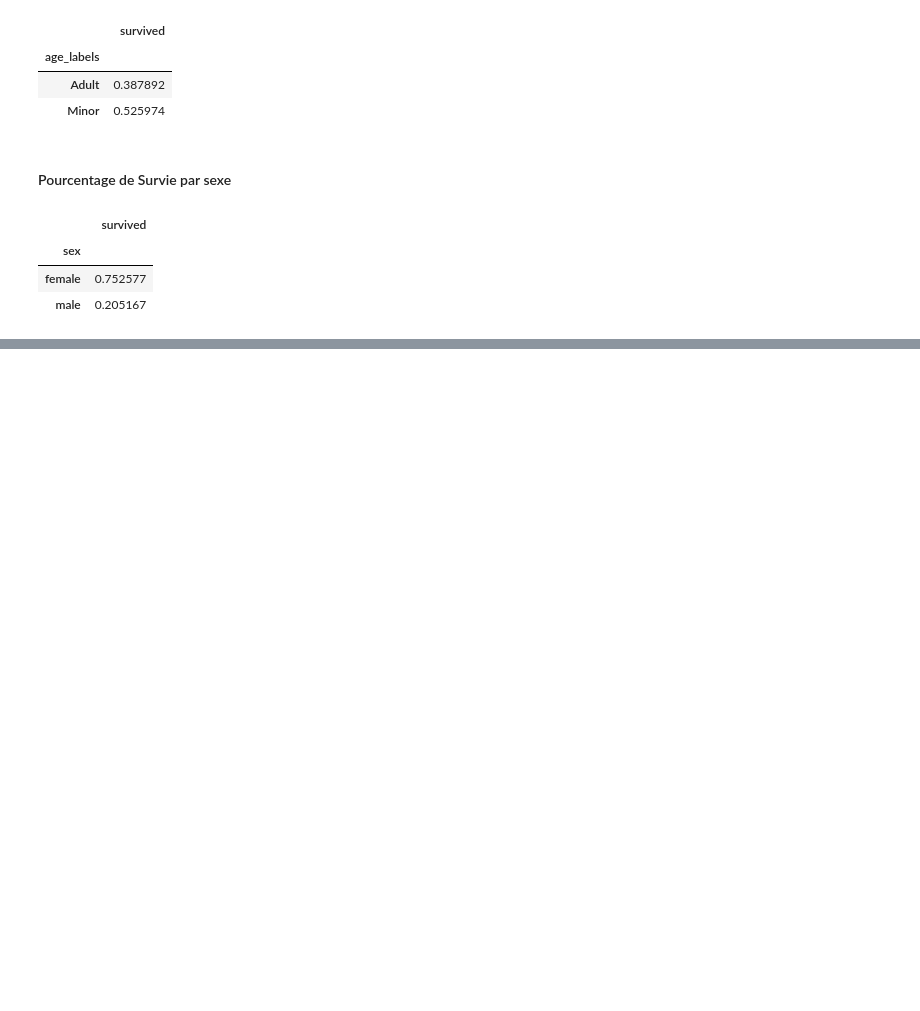
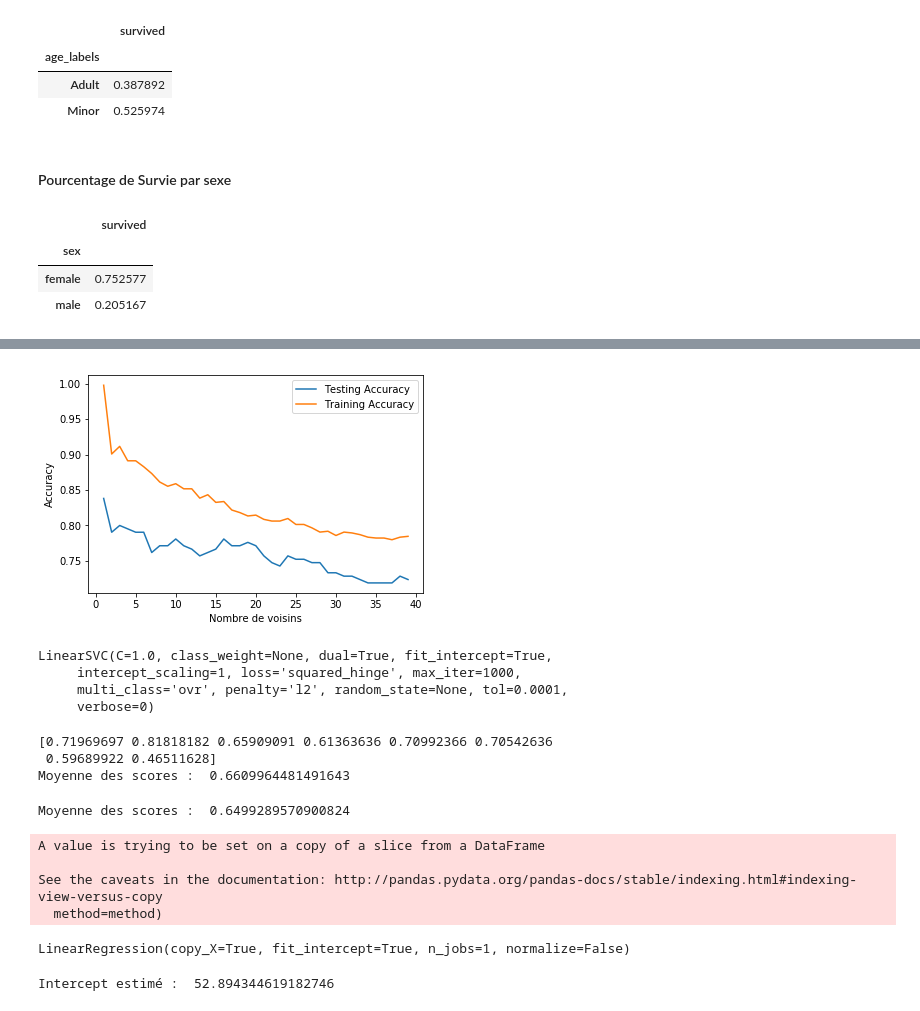
Before and after one commit to edooby/titanic_survival, a Jupyter notebook: Titanic Survival.ipynb, the cells around one changed output, grey strips where cells are left out. Cells and saved outputs as stored; diff of their text form; code cells hidden in the pictures; blank space fills up the shorter version.

```diff
--- a/Titanic Survival.ipynb
+++ b/Titanic Survival.ipynb
@@ -121,0 +309,5 @@ sex_group_survival
+# %%
+### Modèle KNN k = 5
+from sklearn.neighbors import KNeighborsClassifier
+knn = KNeighborsClassifier(n_neighbors=5)
+knn.fit(X_train, Y_train)
@@ -121,0 +353,63 @@ sex_group_survival
+# %%
+neighbors = np.arange(1, 40)
+train_accuracy = np.empty(len(neighbors))
+test_accuracy = np.empty(len(neighbors))
+
+for i, k in enumerate(neighbors):
+    knn = KNeighborsClassifier(n_neighbors=k)
+
+    knn.fit(X_train, Y_train)
+
+    train_accuracy[i] = knn.score(X_train, Y_train)
+
+    test_accuracy[i] = knn.score(X_test, Y_test)
+
+# Generate plot
+plt.plot(neighbors, test_accuracy, label = 'Testing Accuracy')
+plt.plot(neighbors, train_accuracy, label = 'Training Accuracy')
+plt.legend()
+plt.xlabel('Nombre de voisins')
+plt.ylabel('Accuracy')
+plt.show()
+# %% [output]
+[figure, added]
+# %%
+### Modèle SVM linéaire k = 8
+
+from sklearn.svm import LinearSVC
+
+svm = LinearSVC()
+svm.fit(X_train,Y_train)
+# %% [output]
+LinearSVC(C=1.0, class_weight=None, dual=True, fit_intercept=True,
+     intercept_scaling=1, loss='squared_hinge', max_iter=1000,
+     multi_class='ovr', penalty='l2', random_state=None, tol=0.0001,
+     verbose=0)
+# %%
+from sklearn.model_selection import cross_val_score
+scores = cross_val_score(svm, X, Y, cv=8)
+print(scores)
+print("Moyenne des scores : ", scores.mean())
+# %% [output]
+[0.71969697 0.81818182 0.65909091 0.61363636 0.70992366 0.70542636
+ 0.59689922 0.46511628]
+Moyenne des scores :  0.6609964481491643
+# %%
+from sklearn.model_selection import cross_val_score
+scores = cross_val_score(svm, X, Y, cv=15)
+print("Moyenne des scores : ", scores.mean())
+# %% [output]
+Moyenne des scores :  0.6499289570900824
+# %%
+#### Modèle Régression linéaire
+
+X = new_titanic_survival[["fare","pclass", "survived", "sex"]]
+X.replace(['S', 'C', 'Q'], [0,1,2], inplace=True)
+X.replace(['male', 'female'], [0,1], inplace=True)
+Y = new_titanic_survival.age
+X_train, X_test, Y_train, Y_test = train_test_split(X, Y, test_size=0.2, random_state=5)
+# %% [output]
+A value is trying to be set on a copy of a slice from a DataFrame
+
+See the caveats in the documentation: http://pandas.pydata.org/pandas-docs/stable/indexing.html#indexing-view-versus-copy
+  method=method)
@@ -121,0 +419,10 @@ sex_group_survival
+# %%
+# Entrainement du modèle
+lm.fit(X_train, Y_train)
+# %% [output]
+LinearRegression(copy_X=True, fit_intercept=True, n_jobs=1, normalize=False)
+# %%
+### Intercept
+print("Intercept estimé : ", lm.intercept_)
+# %% [output]
+Intercept estimé :  52.894344619182746
```
Also changed, not shown: parts of 42 cells of this notebook.
